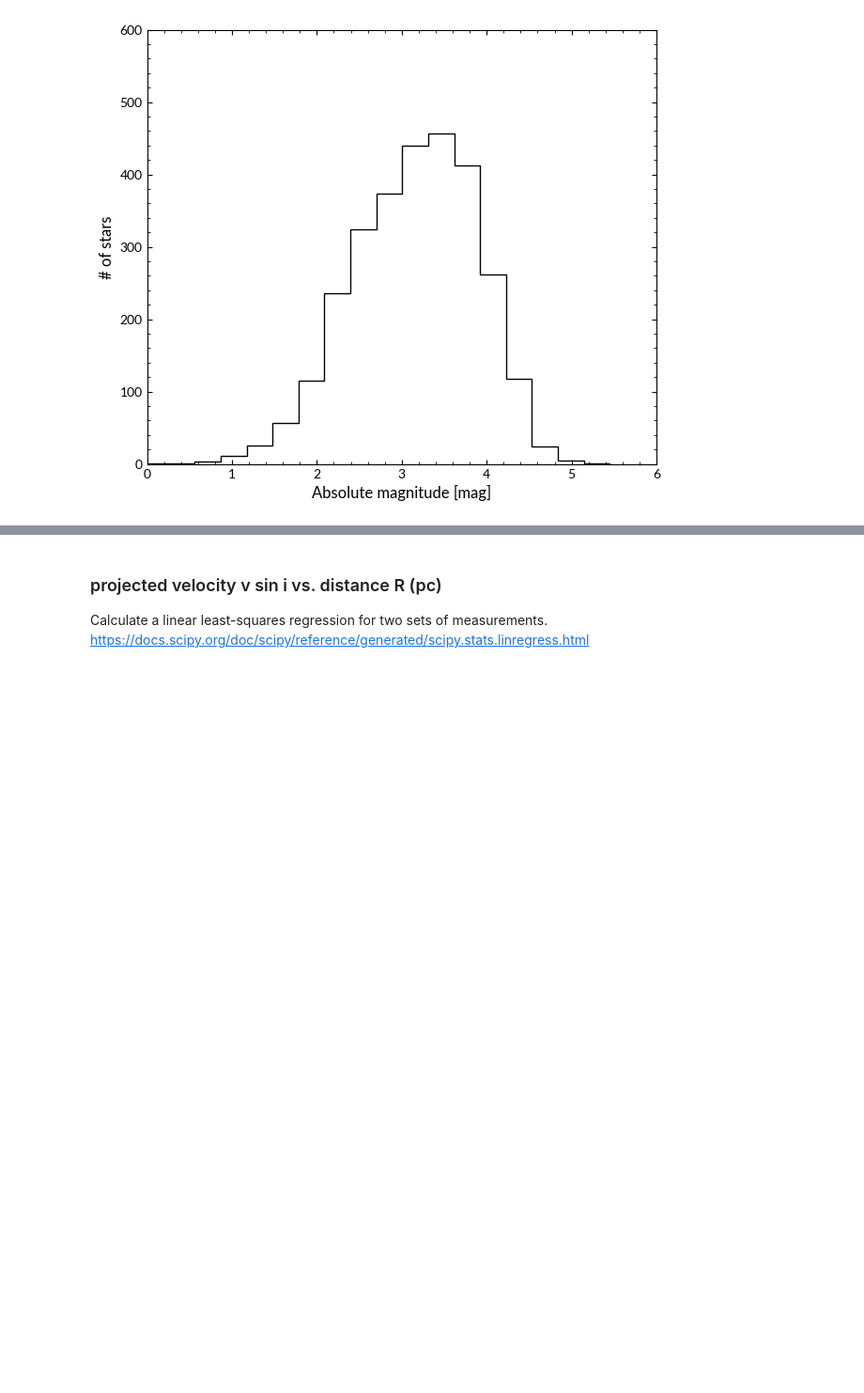
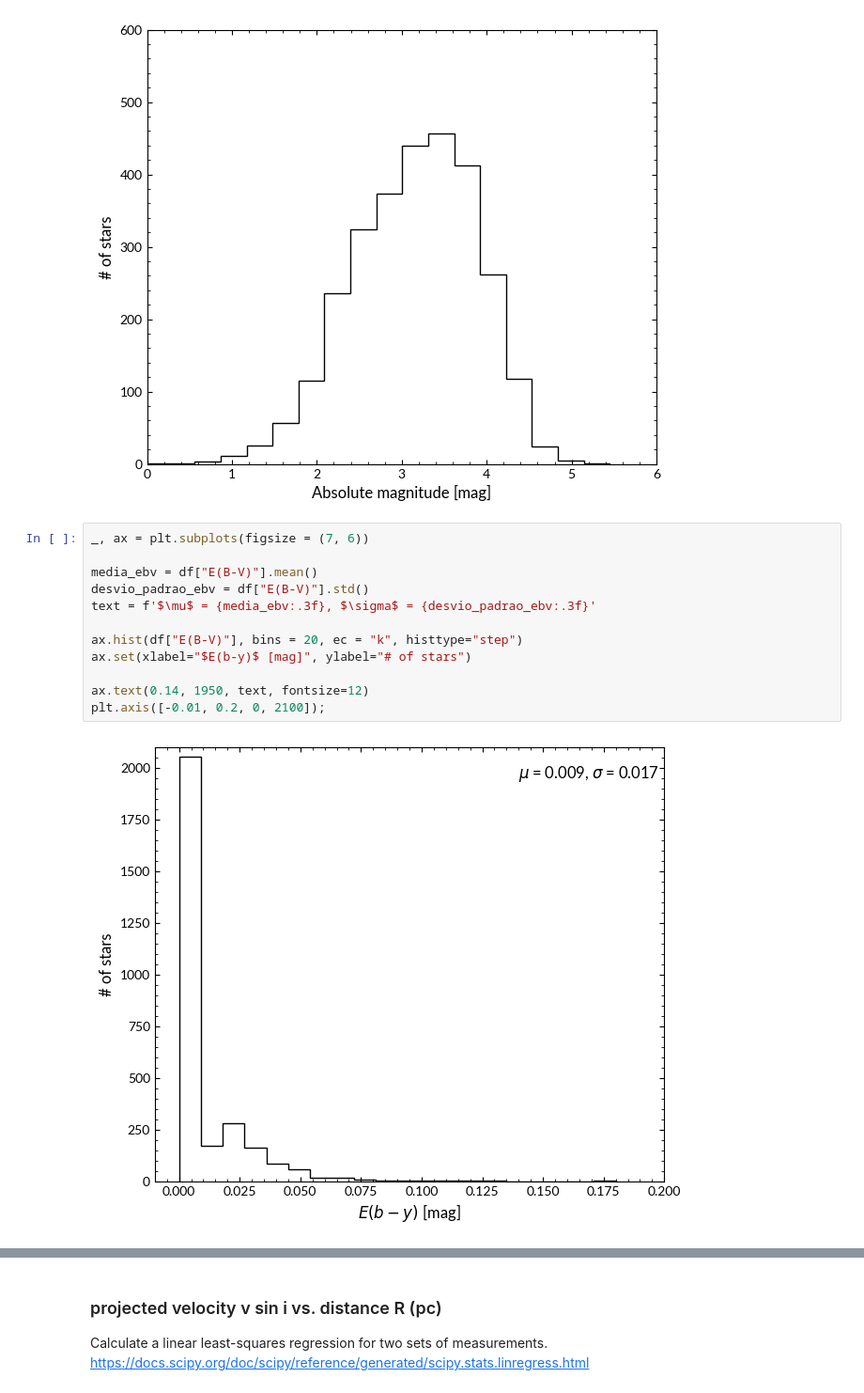
Before and after one commit to SarahBarbosa/ring-like-structure, a Jupyter notebook: docs/figures.ipynb, the cells around one changed output, grey strips where cells are left out. Shown at 94% size. Saved outputs shown, nothing was run; the diff lists cells and outputs as text; blank space fills up the shorter version.

```diff
--- a/docs/figures.ipynb
+++ b/docs/figures.ipynb
@@ -96,3 +124,17 @@ ax.set(xlabel="Absolute magnitude [mag]", ylabel="# of stars")
 plt.axis([0, 6, 0, 600]);
 # %% [output]
 [figure]
+# %%
+_, ax = plt.subplots(figsize = (7, 6))
+
+media_ebv = df["E(B-V)"].mean()
+desvio_padrao_ebv = df["E(B-V)"].std()
+text = f'$\mu$ = {media_ebv:.3f}, $\sigma$ = {desvio_padrao_ebv:.3f}'
+
+ax.hist(df["E(B-V)"], bins = 20, ec = "k", histtype="step")
+ax.set(xlabel="$E(b-y)$ [mag]", ylabel="# of stars")
+
+ax.text(0.14, 1950, text, fontsize=12)
+plt.axis([-0.01, 0.2, 0, 2100]);
+# %% [output]
+[figure, added]
```
Also changed, not shown: parts of 4 cells of this notebook, 1 other file.
